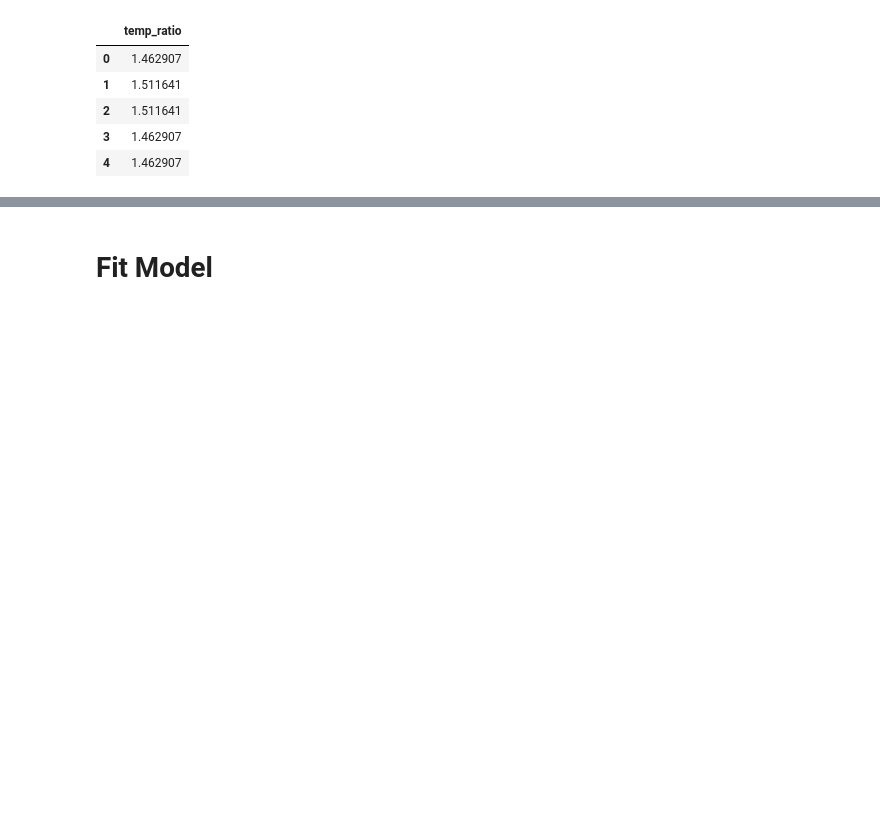
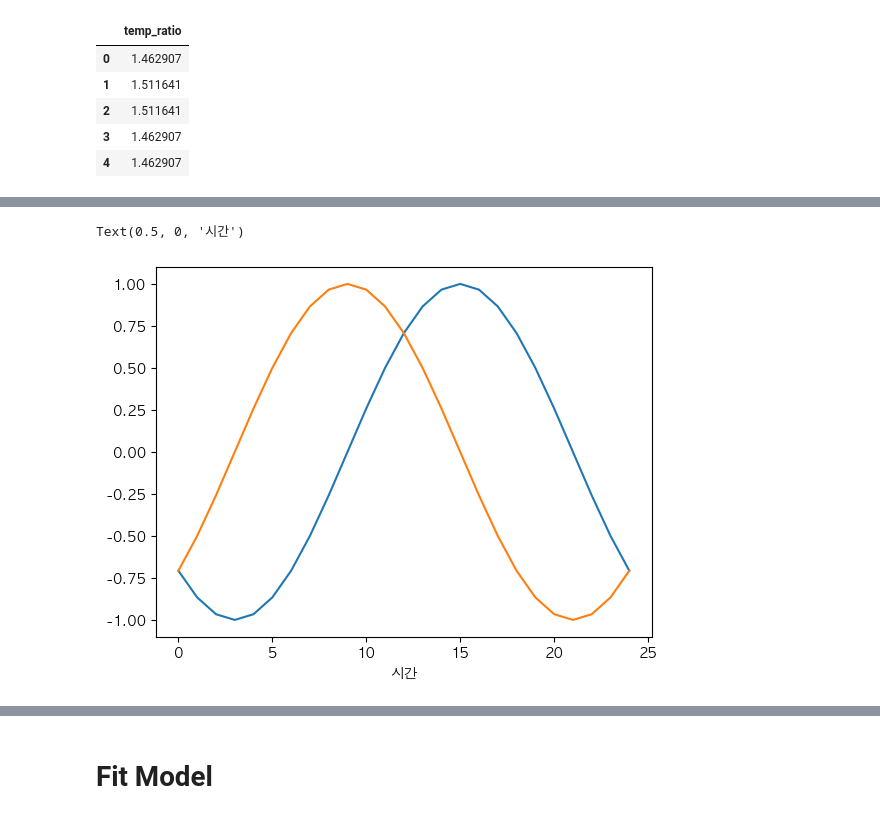
Before and after one commit to JJiaahn/Bicycle-rental-predict, a Jupyter notebook: bicycle_rental_predict.ipynb, the cells around one changed output, grey strips where cells are left out. Cells and saved outputs as stored; diff of their text form; code cells hidden in the pictures; blank space fills up the shorter version.

```diff
--- a/bicycle_rental_predict.ipynb
+++ b/bicycle_rental_predict.ipynb
@@ -602,3 +550,0 @@ def hour_categorize(x):
-# %%
-df_cp['hour_cat'] = df_cp['hour'].apply(hour_categorize)
-df_cp[['hour_cat', 'hour']].head(20)
@@ -665,0 +551,15 @@ train_df.head()
+# %%
+# 2. 시간 정보 변환
+import datetime as dt
+
+# (1) df_cp 데이터프레임에서 datetime 열을 제거하고, 이를 각각 date_time 변수에 저장
+date_time = df_cp.pop('datetime')
+# %%
+# (2) 날짜를 타임스탬프로 변환
+timestamp = date_time.map(dt.datetime.timestamp)
+
+timestamp
+
+#datetime 객체를 타임스탬프(Unix Timestamp)**로 변환
+#타임스탬프는 1970년 1월 1일 00:00:00 기준으로 몇 초가 지났는지를 나타내는 숫자
+#예: 2025-01-01 00:00:00 → 1735689600
@@ -665,0 +579,11 @@ train_df.head()
+# %%
+# (3) 하루(24시간) 주기를 표현
+day = 24*60*60
+df_cp.loc[:,'Day sin'] = np.sin(timestamp * (2 * np.pi / day))
+df_cp.loc[:,'Day cos'] = np.cos(timestamp * (2 * np.pi / day))
+
+
+# 4) 1년 주기를 표현
+year = (365.2425)*day
+df_cp.loc[:,'Year sin'] = np.sin(timestamp * (2 * np.pi / year))
+df_cp.loc[:,'Year cos'] = np.cos(timestamp * (2 * np.pi / year))
@@ -665,0 +621,7 @@ train_df.head()
+# %%
+plt.plot(np.array(df_cp['Day sin'])[:25])
+plt.plot(np.array(df_cp['Day cos'])[:25])
+plt.xlabel('시간')
+# %% [output]
+Text(0.5, 0, '시간')
+[figure, added]
```
Also changed, not shown: parts of 30 cells of this notebook.
